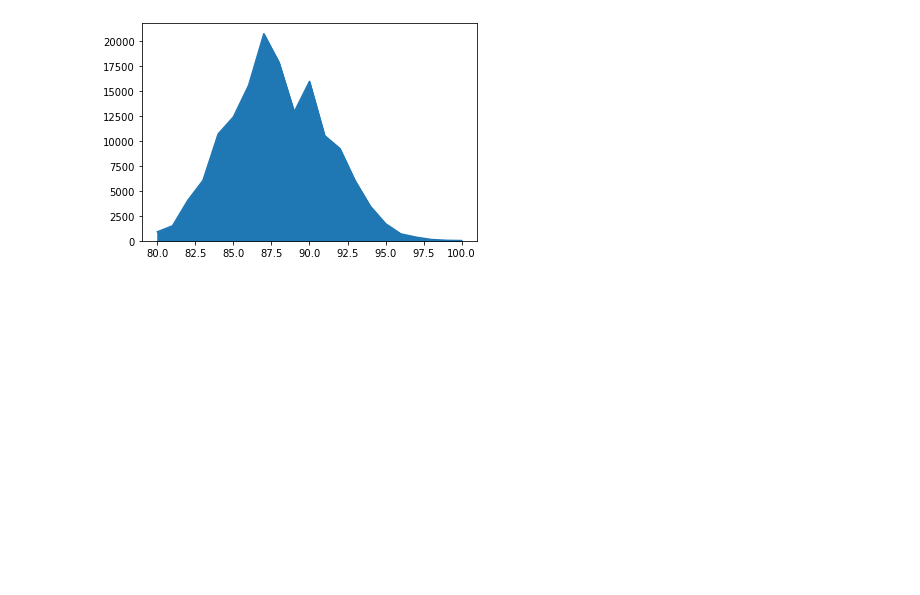
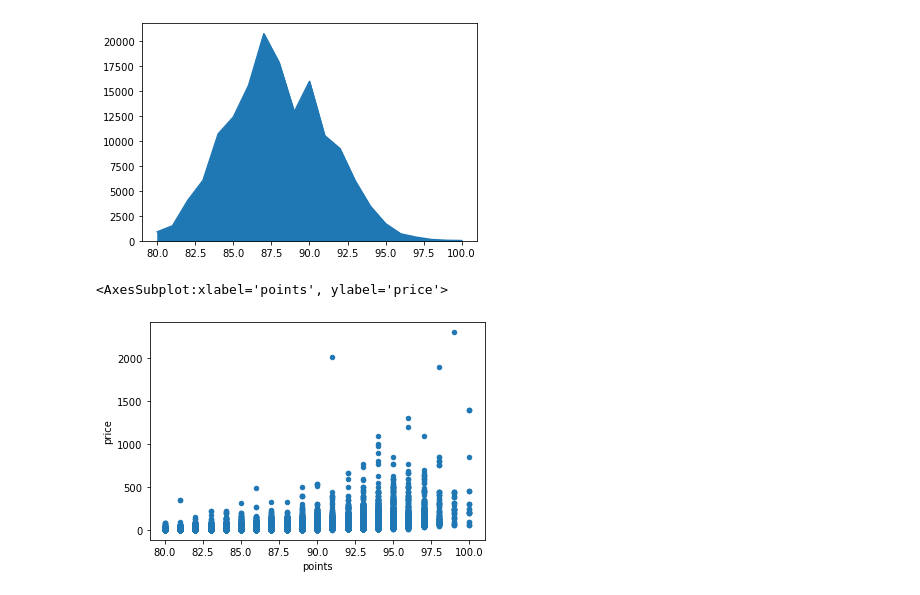
Before and after one commit to aryasoni98/Matplotlib-Graph, a Jupyter notebook: bar_graph.ipynb, the cells around one changed output. Drawn from its saved outputs; the diff is of its cells as text; code cells hidden in the pictures; blank space fills up the shorter version.

```diff
--- a/bar_graph.ipynb
+++ b/bar_graph.ipynb
@@ -36,3 +36,8 @@ df_original['points'].value_counts().sort_index().plot.area()
 # %% [output]
 <AxesSubplot:>
 [figure]
+# %%
+df_original.plot.scatter(x='points', y='price')
+# %% [output]
+<AxesSubplot:xlabel='points', ylabel='price'>
+[figure, added]
```
Also changed, not shown: parts of 18 cells of this notebook, 2 other files.
